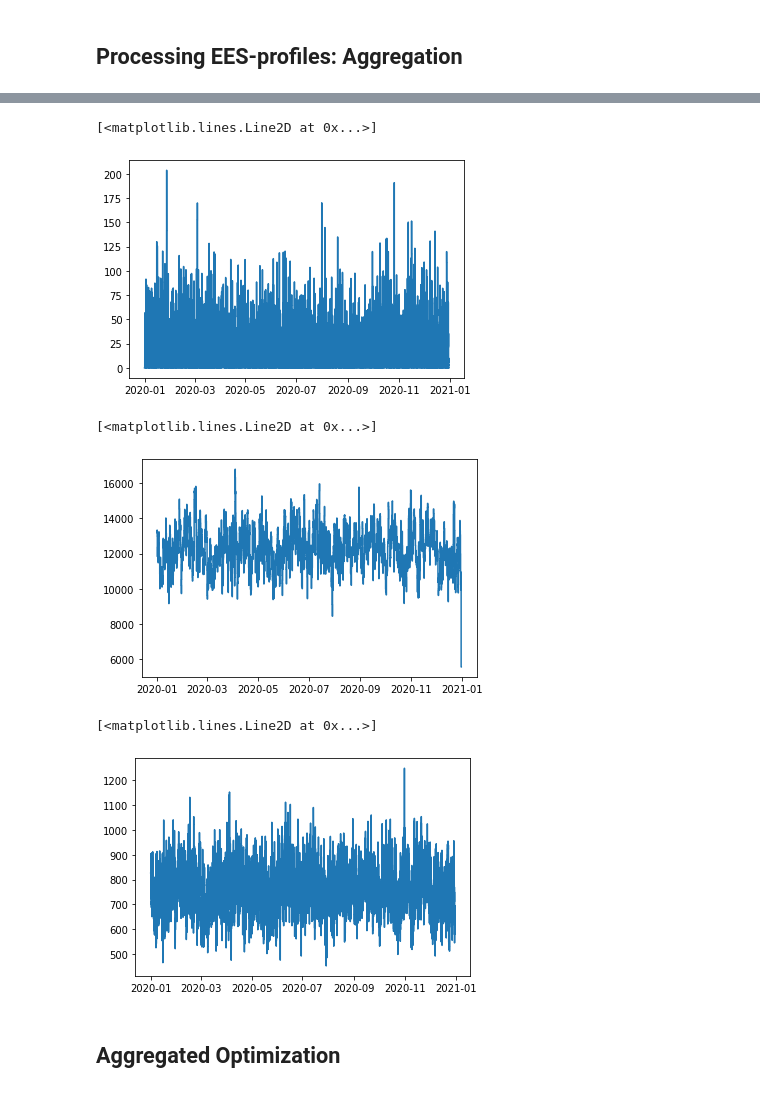
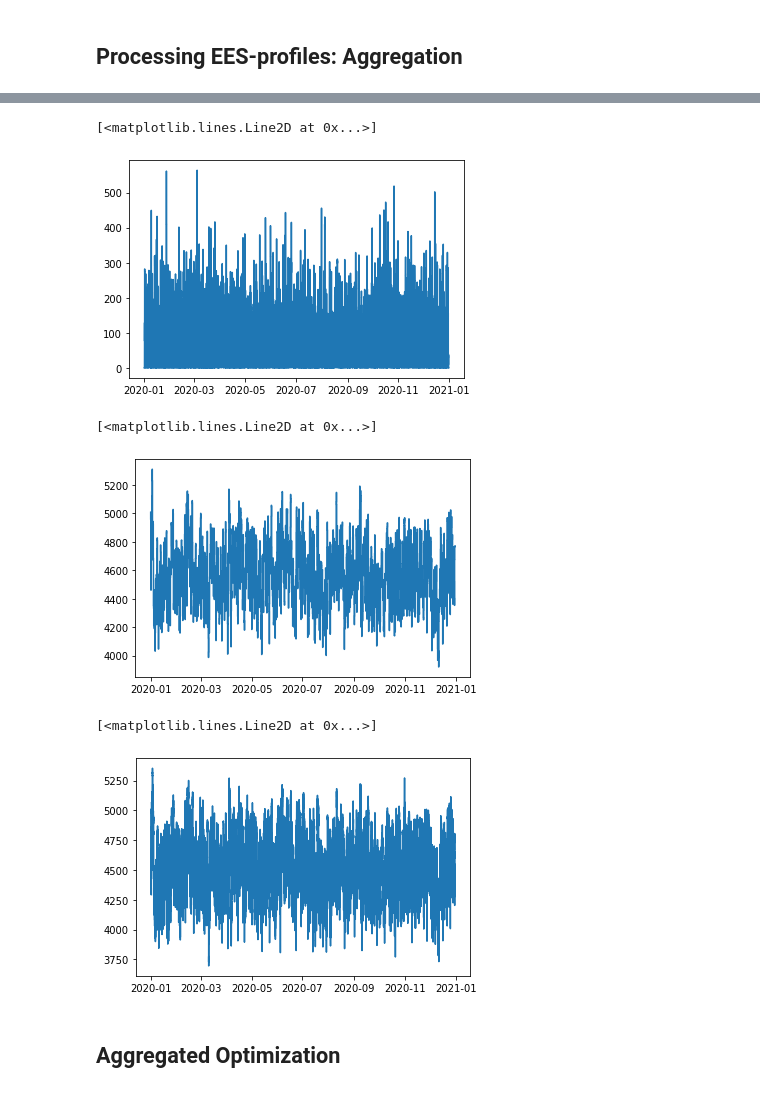
Before and after one commit to jmuessel/VirtualStorageEV, a Jupyter notebook: Aggregation/EES_Preprocessing.ipynb, the cells around one changed output, grey strips where cells are left out. Saved outputs shown, nothing was run; the diff lists cells and outputs as text; code cells hidden in the pictures.

```diff
--- a/Aggregation/EES_Preprocessing.ipynb
+++ b/Aggregation/EES_Preprocessing.ipynb
@@ -71,7 +52,0 @@ neg_power_magnitude_raw = power_raw
-# %%
-#set datetime indexes
-consumption_raw.index = consumption_ts.index[:len(consumption_raw.index)]
-index = consumption_raw.index
-
-power_raw.index = index
-neg_power_magnitude_raw.index = index
@@ -166,11 +166,11 @@ for c in consumption_raw.columns.unique():
             #level constraints
             def recursive_level(m, t):
                 if t == index[0]:
-                    return m.LEVEL[t] == level_0 + (m.CHARGE[t] - m.DISCHARGE[t] - m.consumption[t] )#*step_duration
+                    return m.LEVEL[t] == level_0 + (m.CHARGE[t] - m.DISCHARGE[t] - m.consumption[t] )*step_duration
                 else:
                     return m.LEVEL[t] == m.LEVEL[pd.Timestamp(t) -
                                                      pd.Timedelta(pd.infer_freq(index))] + (
-                        m.CHARGE[t] - m.DISCHARGE[t] - m.consumption[t] )#*step_duration
+                        m.CHARGE[t] - m.DISCHARGE[t] - m.consumption[t] )*step_duration
             m.Recursive_level = pyo.Constraint(m.t, rule = recursive_level)
 
             def final_level(m, t):
@@ -389,4 +397,2 @@ ValueError: x and y must have same first dimension, but have shapes (35064,) and
 # %% [markdown]
 ## Processing EES-profiles: Aggregation
-# %%
-ees_constraints.index = level_index
@@ -393,2 +423,5 @@ ees_constraints.index = level_index
+# %%
+ees_constraints_aggergated = ees_constraints.iloc[:time_steps+1, :profiles].sum(1)
+level_index = ees_constraints_aggergated.index
 # %%
 #aggregation
@@ -409,27 +441,27 @@ naive_constraints_aggergated.plot()
 # %%
 consumption_aggregated =  pd.concat([
-    pd.Series(0, index=[index[0]-pd.Timedelta(pd.infer_freq(index))]), consumption_raw.sum(1)
+    pd.Series(0, index=[index[0]-pd.Timedelta(pd.infer_freq(index))]), consumption_raw.loc[level_index[1:]].sum(1)
               ], axis = 0)
-plt.step(consumption_aggregated.iloc[1:].resample("h").sum().index, consumption_aggregated.iloc[1:].resample("h").sum())
+plt.step(consumption_aggregated.iloc[1:].resample("h").mean().index, consumption_aggregated.iloc[1:].resample("h").sum())
 # %% [output]
 [<matplotlib.lines.Line2D at 0x...>]
-[figure, old version]
+[figure, new version]
 # %%
 power_aggregated = pd.concat([
-    pd.Series(0, index=[index[0]-pd.Timedelta(pd.infer_freq(index))]), power_raw.sum(1)
+    pd.Series(0, index=[index[0]-pd.Timedelta(pd.infer_freq(index))]), power_raw.loc[level_index[1:]].sum(1)
               ], axis = 0)
-plt.step(power_aggregated.iloc[1:].resample("4h").sum().index, power_aggregated.iloc[1:].resample("4h").sum())
+plt.step(power_aggregated.iloc[1:].resample("4h").sum().index, power_aggregated.iloc[1:].resample("4h").mean())
 # %% [output]
 [<matplotlib.lines.Line2D at 0x...>]
-[figure, old version]
+[figure, new version]
 # %%
 neg_power_aggregated = pd.concat([
-    pd.Series(0, index=[index[0]-pd.Timedelta(pd.infer_freq(index))]), neg_power_magnitude_raw.sum(1)
+    pd.Series(0, index=[index[0]-pd.Timedelta(pd.infer_freq(index))]), neg_power_magnitude_raw.loc[level_index[1:]].sum(1)
               ], axis = 0)
 plt.step(neg_power_aggregated.iloc[1:].index, neg_power_aggregated.iloc[1:])
 # %% [output]
 [<matplotlib.lines.Line2D at 0x...>]
-[figure, old version]
+[figure, new version]
 # %% [markdown]
 ## Aggregated Optimization
 # %%
```
Also changed, not shown: parts of 59 cells of this notebook.
